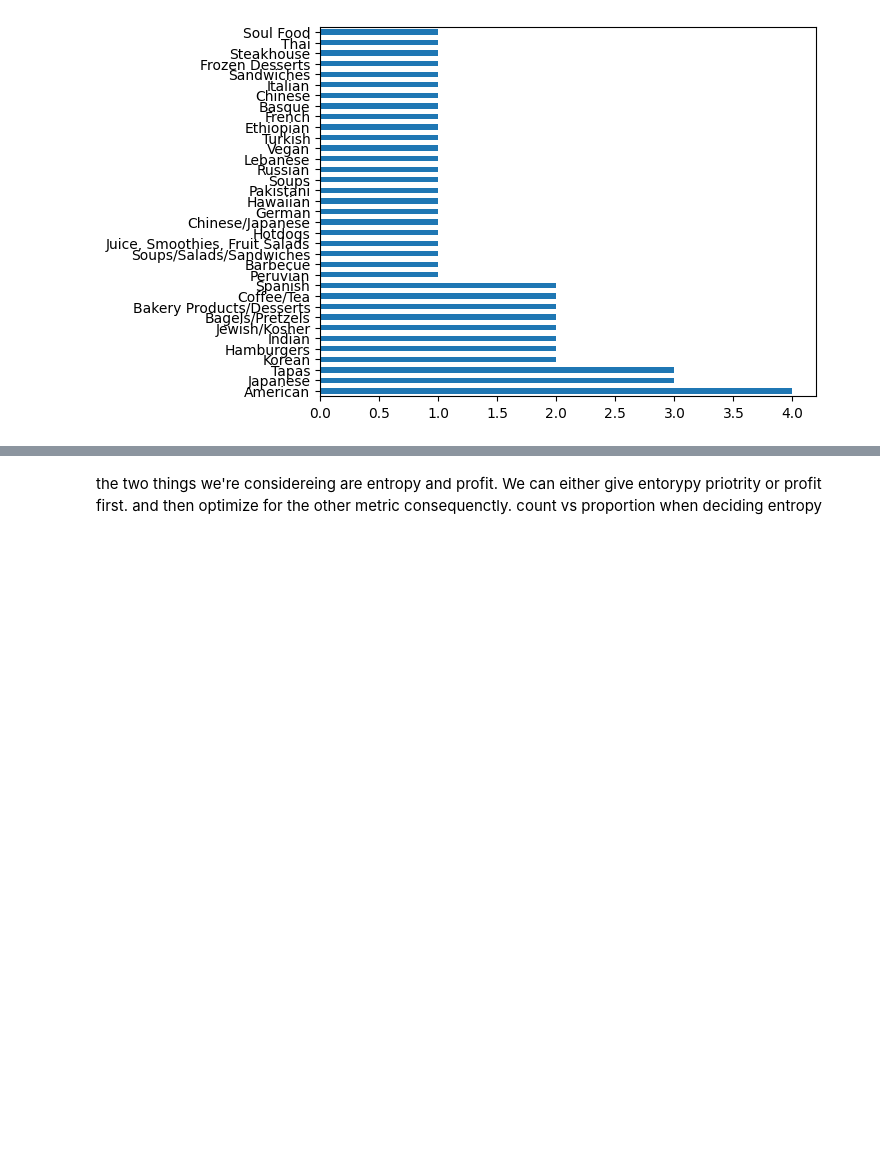
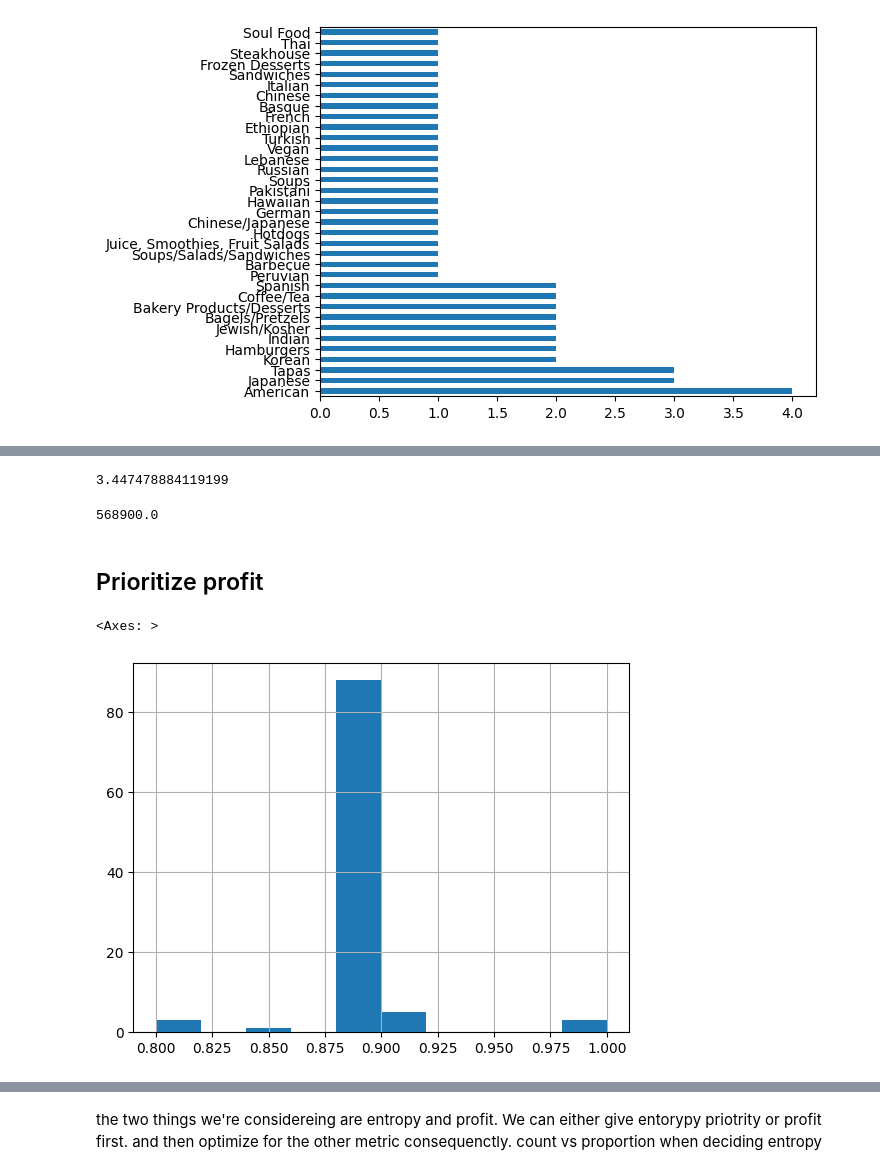
Before and after one commit to krishnakartik1/dsb-spring2023-yelp, a Jupyter notebook: ai_inference.ipynb, the cells around one changed output, grey strips where cells are left out. Saved outputs shown, nothing was run; the diff lists cells and outputs as text; code cells hidden in the pictures; blank space fills up the shorter version.

Commit message:
Added profit over entropy and baseline model

```diff
--- a/ai_inference.ipynb
+++ b/ai_inference.ipynb
@@ -81,3 +83,6 @@ df_latest['pred_score']   = y_pred
+# %%
+df_latest['pred_score']   = y_pred
+df_latest['pred_profit']  = df_latest['pred_score']*selected_successful_benefit - (1-df_latest['pred_score'])*selected_unsuccessful_cost
 # %%
 df_latest['CUISINE DESCRIPTION'].value_counts()
 # %% [output]
@@ -264,0 +199,17 @@ len(profits)
+# %%
+restaurant_cuisine_entropy(selected_restaurants['CUISINE DESCRIPTION'])
+# %% [output]
+3.447478884119199
+# %%
+selected_restaurants['pred_profit'].sum()
+# %% [output]
+568900.0
+# %% [markdown]
+## Prioritize profit
+# %%
+df_latest_top100_score = df_latest_high_score.sort_values(by='pred_score',ascending=False).head(100)
+# %%
+df_latest_top100_score['pred_score'].hist()
+# %% [output]
+<Axes: >
+[figure, added]
```
Also changed, not shown: parts of 36 cells of this notebook.
